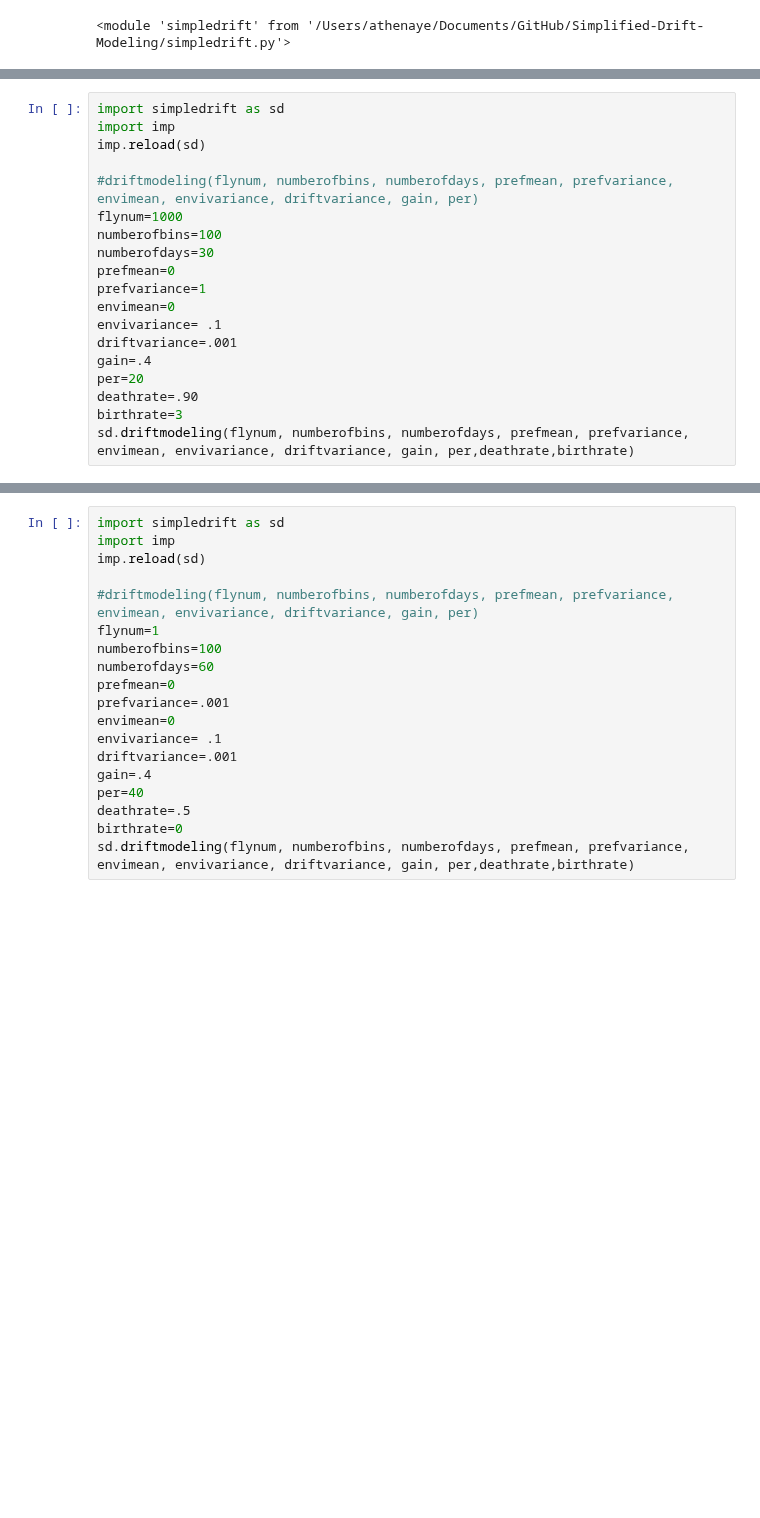
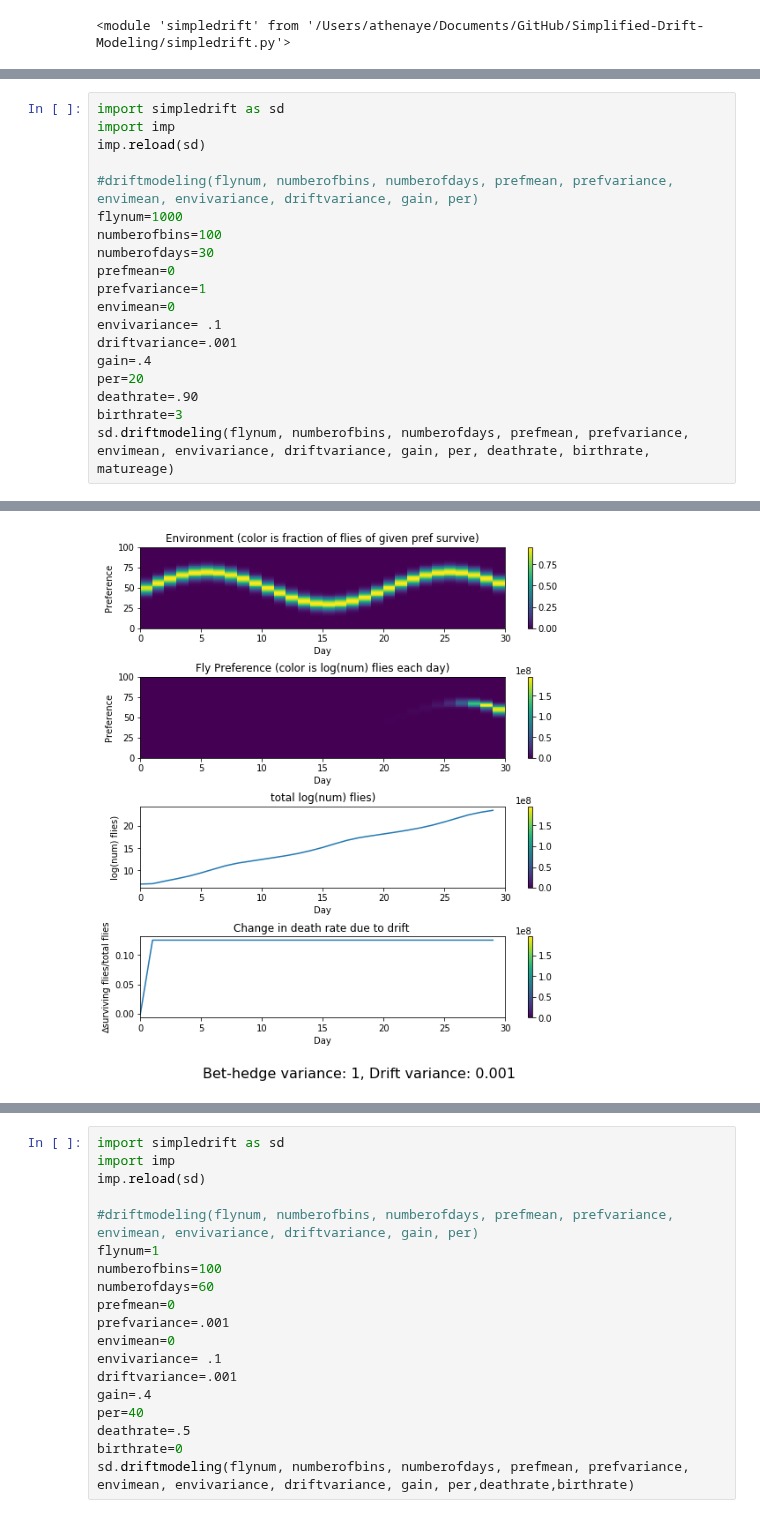
Before and after one commit to ryantmaloney/Simplified-Drift-Modeling, a Jupyter notebook: driftmodeling.ipynb, the cells around one changed output, grey strips where cells are left out. Drawn from its saved outputs; the diff is of its cells as text; blank space fills up the shorter version.

```diff
--- a/driftmodeling.ipynb
+++ b/driftmodeling.ipynb
@@ -61,5 +61,5 @@ gain=.4
 per=20
 deathrate=.90
 birthrate=3
-sd.driftmodeling(flynum, numberofbins, numberofdays, prefmean, prefvariance, envimean, envivariance, driftvariance, gain, per,deathrate,birthrate)
+sd.driftmodeling(flynum, numberofbins, numberofdays, prefmean, prefvariance, envimean, envivariance, driftvariance, gain, per, deathrate, birthrate, matureage)
 # %% [output]
@@ -67,3 +83,4 @@ TypeError: driftmodeling() missing 1 required positional argument: 'matureage'
+[figure, added]
 # %%
 import simpledrift as sd
 import imp
```
Also changed, not shown: parts of 5 cells of this notebook, 1 other file.
